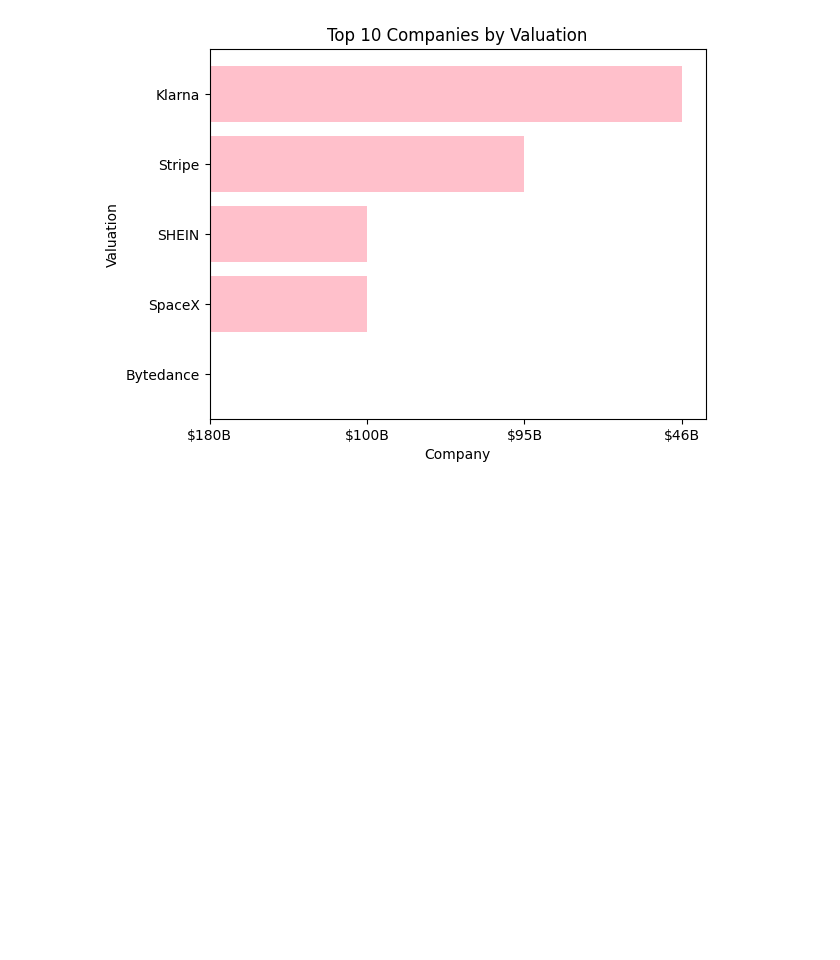
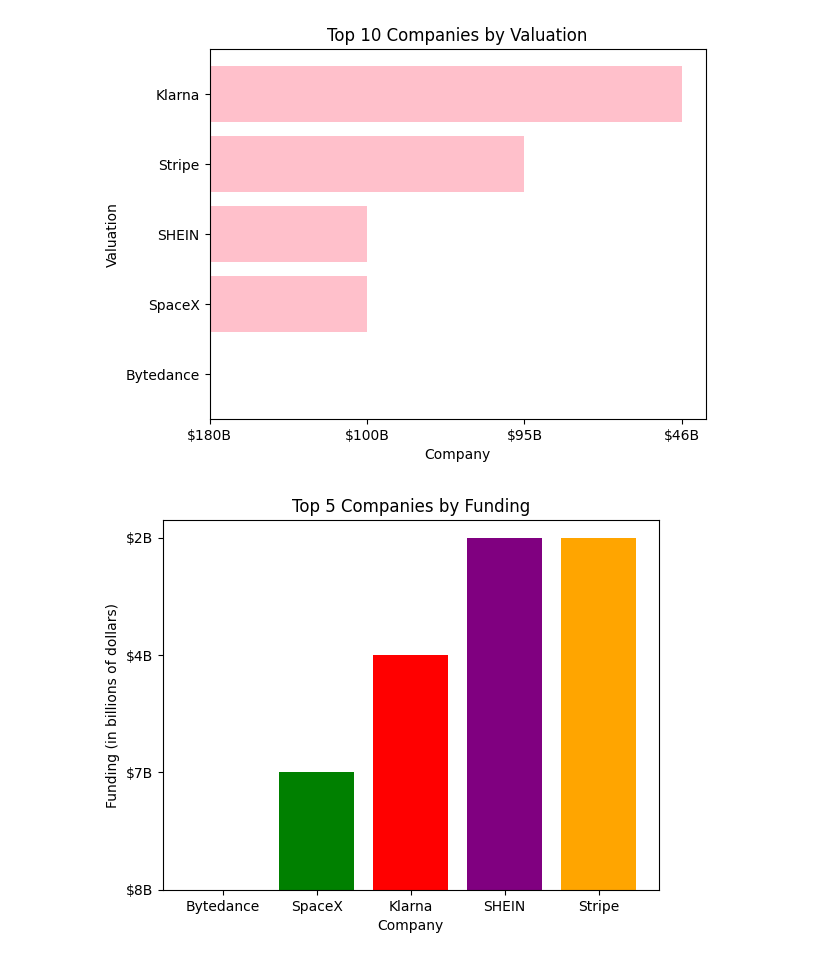
Before and after one commit to becca-bear/Unicorn-Companies, a Jupyter notebook: unicorn-companies.ipynb, the cells around one changed output. Drawn from its saved outputs; the diff is of its cells as text; code cells hidden in the pictures; blank space fills up the shorter version.

Commit message:
added chart

```diff
--- a/unicorn-companies.ipynb
+++ b/unicorn-companies.ipynb
@@ -235,3 +235,22 @@ plt.ylabel('Valuation')
 plt.show()
 # %% [output]
 [figure]
+# %%
+# Sort the dataframe by funding in descending order
+df = df.sort_values('Funding', ascending=False)
+
+# Define a list of colors for the bars
+colors = ['blue', 'green', 'red', 'purple', 'orange']
+
+# Create the bar chart
+plt.bar(df['Company'], df['Funding'], color=colors)
+
+# Customize the chart
+plt.title('Top 5 Companies by Funding')
+plt.xlabel('Company')
+plt.ylabel('Funding (in billions of dollars)')
+
+# Show the chart
+plt.show()
+# %% [output]
+[figure, added]
```
